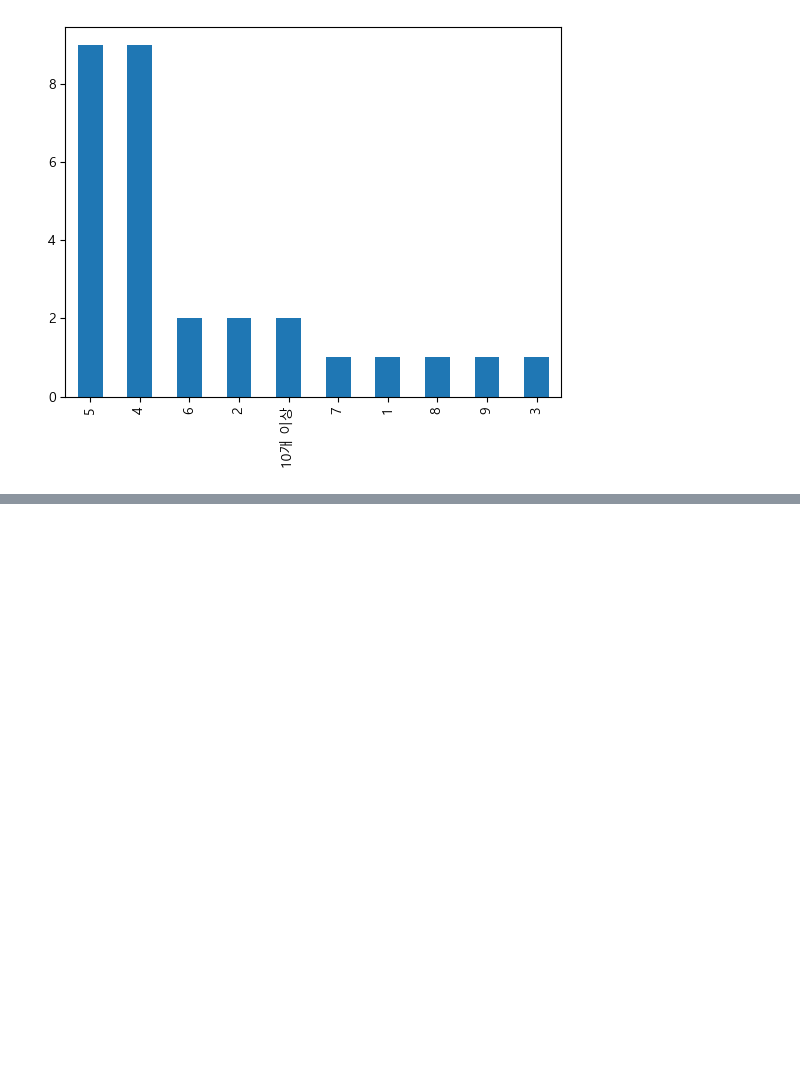
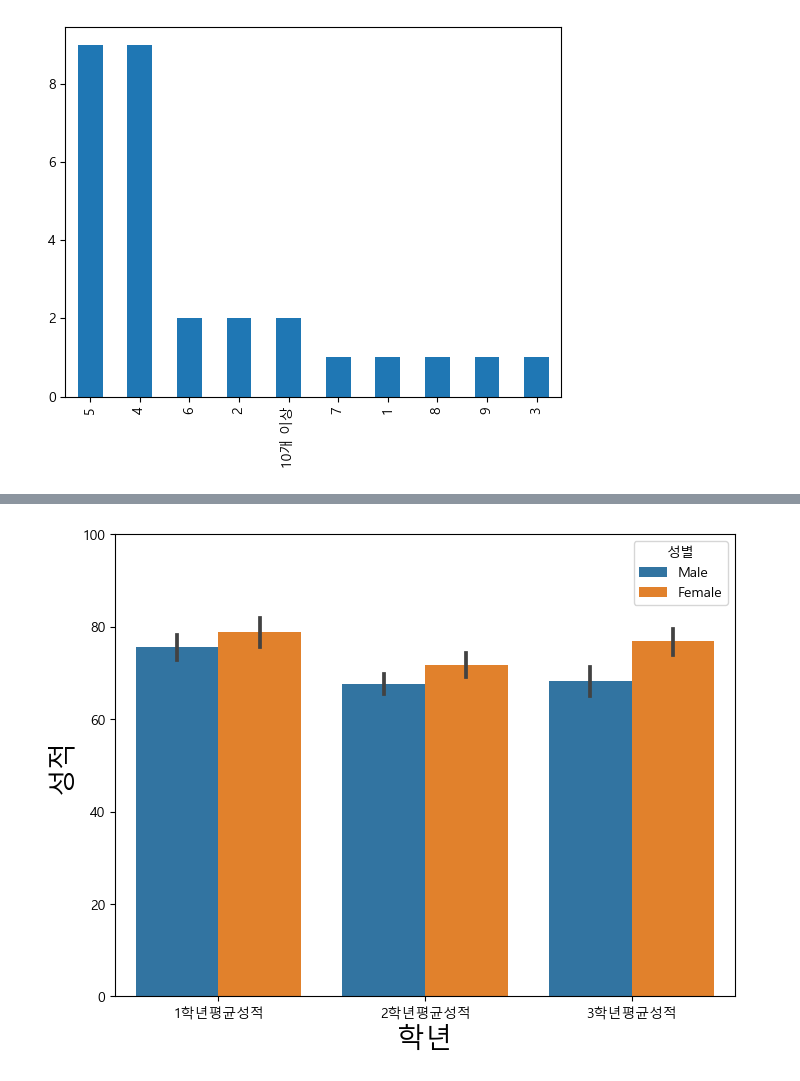
Before and after one commit to choi55j/contest, a Jupyter notebook: 대회1.ipynb, the cells around one changed output, grey strips where cells are left out. Drawn from its saved outputs; the diff is of its cells as text; code cells hidden in the pictures; blank space fills up the shorter version.

```diff
--- a/대회1.ipynb
+++ b/대회1.ipynb
@@ -307,0 +432,11 @@ jsysoo[jsysoo["학년"]=="3학년"]["자격증 개수"].value_counts().plot(kind
+# %%
+plt.figure(figsize=(8,6))
+
+sns.barplot(data=new_df,x="variable",y="value",hue="성별",dodge=True)
+plt.rc("font", family="Malgun Gothic")
+plt.yticks([0,20,40,60,80,100])
+plt.ylabel('성적',fontsize = 20)
+plt.xlabel('학년',fontsize = 20)
+plt.show()
+# %% [output]
+[figure, added]
```
Also changed, not shown: parts of 30 cells of this notebook.
